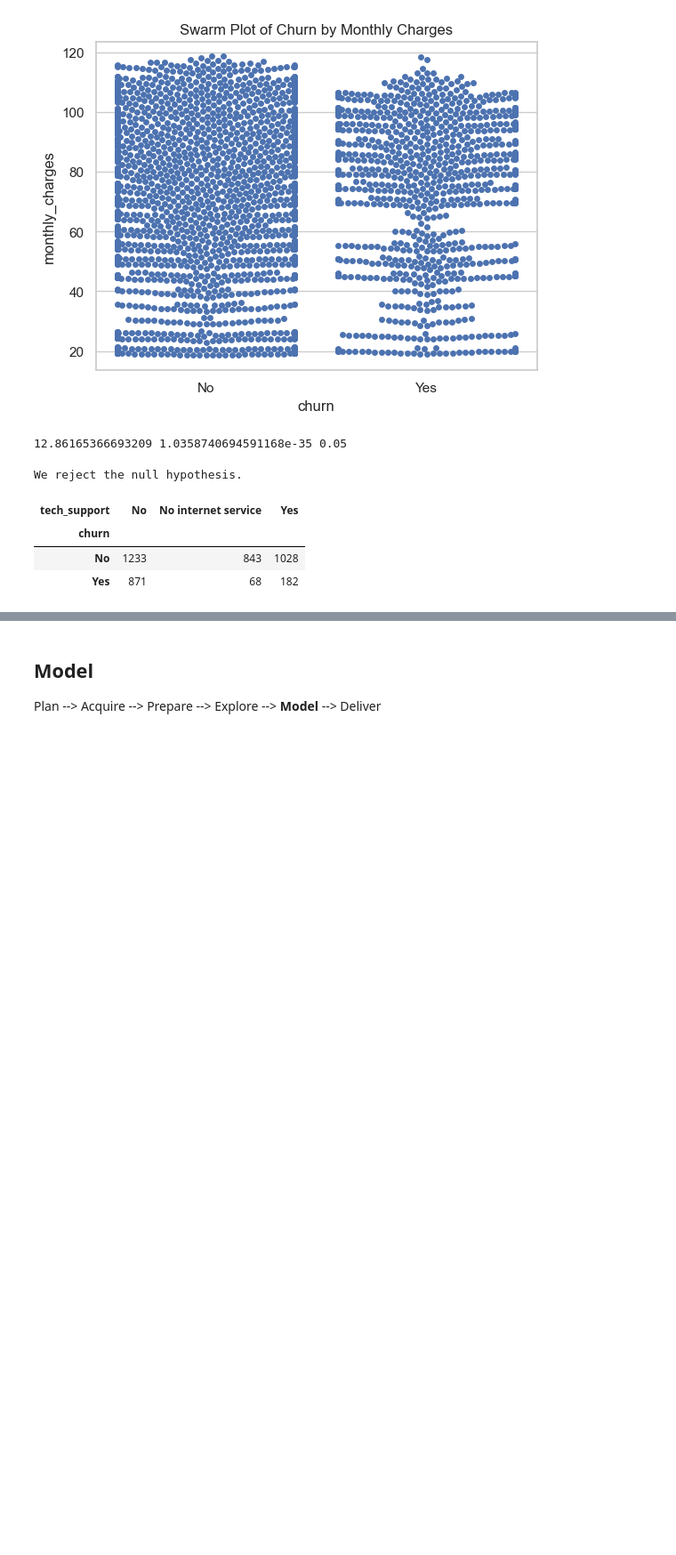
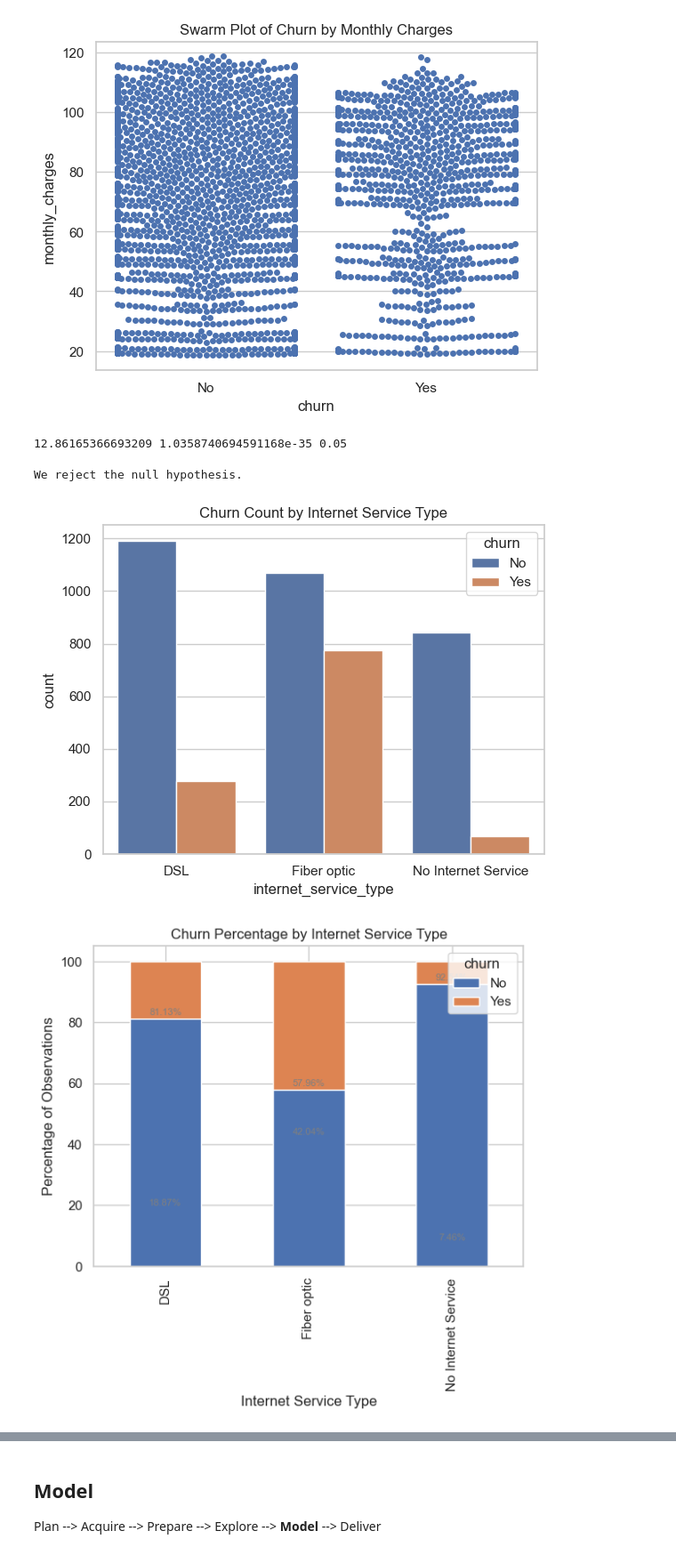
Before and after one commit to brock-green/classification-project, a Jupyter notebook: classification_project_draft.ipynb, the cells around one changed output, grey strips where cells are left out. Shown at 89% size. Cells and saved outputs as stored; diff of their text form; code cells hidden in the pictures; blank space fills up the shorter version.

```diff
--- a/classification_project_draft.ipynb
+++ b/classification_project_draft.ipynb
@@ -649,8 +752,37 @@ alpha = 0.05
-# %%
-observed = pd.crosstab(train.churn, train.tech_support)
-observed
-# %% [output]
-| tech_support | No | No internet service | Yes |
-| churn |  |  |  |
-| No | 1233 | 843 | 1028 |
-| Yes | 871 | 68 | 182 |
+# %%
+# Lets ask: Is customer churn dependent on internet service type?
+
+#### Vizually:
+
+## Viz 1:
+sns.set(style="whitegrid")
+data = train
+sns.countplot(x="internet_service_type", hue="churn", data=data)
+plt.title("Churn Count by Internet Service Type")
+plt.show()
+
+## Viz 2:
+# Calculate the percentages within each internet_service_type category
+percentage_data = data.groupby('internet_service_type')['churn'].value_counts(normalize=True).unstack() * 100
+
+# Set the style
+sns.set(style="whitegrid")
+
+# Create the bar plot
+ax = percentage_data.plot(kind='bar', stacked=True)
+
+# Set labels and title
+plt.xlabel("Internet Service Type")
+plt.ylabel("Percentage of Observations")
+plt.title("Churn Percentage by Internet Service Type")
+
+# Annotate with percentage values
+for p in ax.patches:
+    ax.annotate(f'{p.get_height():.2f}%', (p.get_x() + p.get_width() / 2., p.get_height()), ha='center', va='center', fontsize=8, color='gray', rotation=0, xytext=(0, 5), textcoords='offset points')
+
+# Show the plot
+plt.legend(title='churn', loc='upper right')
+plt.show()
+# %% [output]
+[figure, added]
+[figure, added]
```
Also changed, not shown: parts of 74 cells of this notebook, 1 other file.
